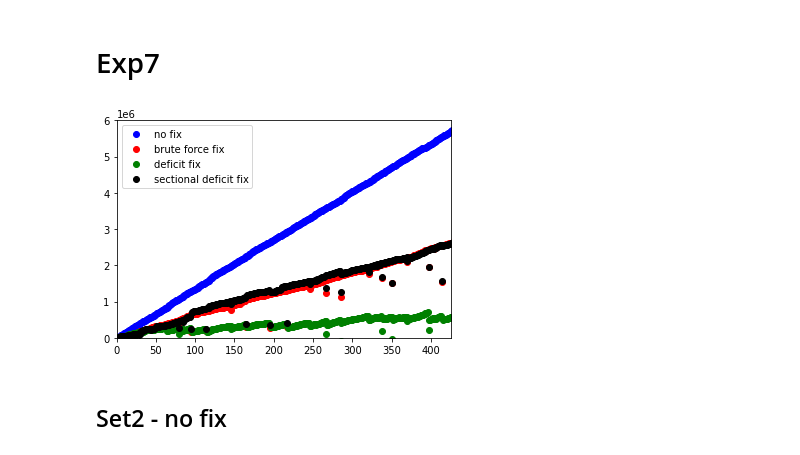
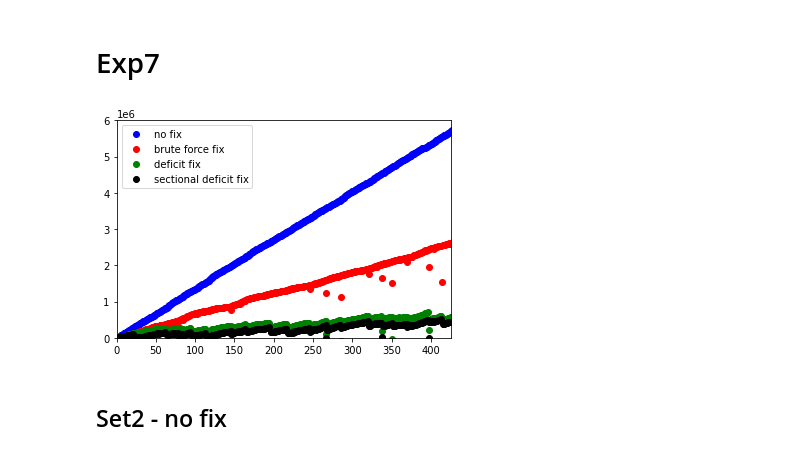
Before and after one commit to lunjohnzhang/RERAN, a Jupyter notebook: data_set/plotTimePoint.ipynb, the cells around one changed output. Drawn from its saved outputs; the diff is of its cells as text; code cells hidden in the pictures.

```diff
--- a/data_set/plotTimePoint.ipynb
+++ b/data_set/plotTimePoint.ipynb
@@ -213,14 +213,14 @@ plotRecordActualDiff(5, 1)
 # %%
 plotRecordActualDiff(7, 2, color = 'bo', label = "no fix")
 plotRecordActualDiff(7, 1, color = 'ro', label = "brute force fix")
-plotRecordActualDiff(7, 5, color = 'go', label = "deficit fix")
+plotRecordActualDiff(7, 3, color = 'go', label = "deficit fix")
 # plotRecordActualDiff(7, 3, color = 'go', label = "deficit fix")
-plotRecordActualDiff(7, 6, color = 'ko', label = "sectional deficit fix")
+plotRecordActualDiff(7, 4, color = 'ko', label = "sectional deficit fix")
 
 plt.legend()
 plt.show()
 # %% [output]
-[figure, old version]
+[figure, new version]
 # %% [markdown]
 ## Set2 - no fix
 # %%
```
Also changed, not shown: 18 other files.
